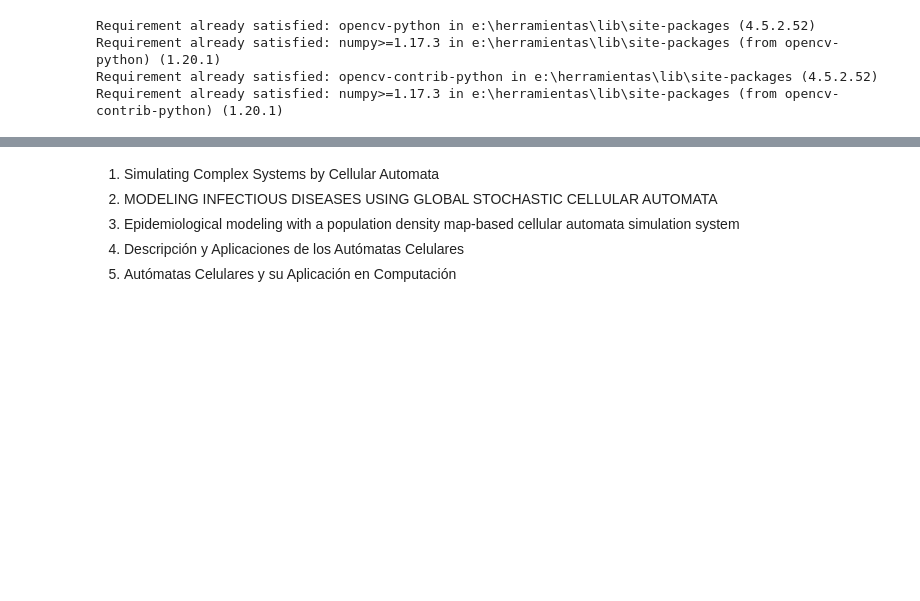
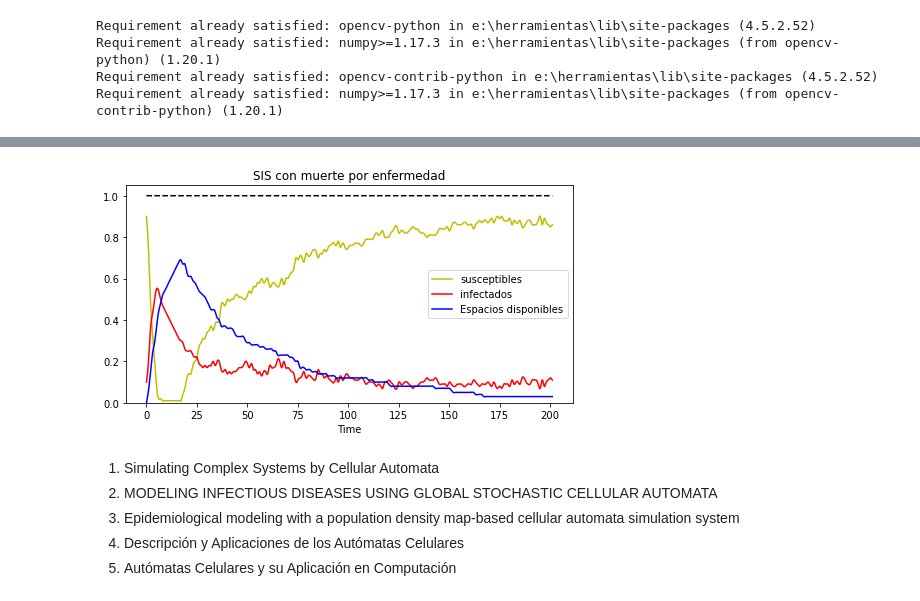
Before and after one commit to Grupo-de-simulacion-con-automatas/CAsimulations-Modelacion-de-dinamicas-topologicas-en-la-propagacion-de-una-enfermedad-usando-CA, a Jupyter notebook: Codigo/2. Autómatas celulares y reglas totalisticas.ipynb, the cells around one changed output, grey strips where cells are left out. Saved outputs shown, nothing was run; the diff lists cells and outputs as text; code cells hidden in the pictures; blank space fills up the shorter version.

Commit message:
Definición de funciones que describen las reglas para SIS y SIR y escritura de la regla para muerte por enfermedad

```diff
--- a/Codigo/2. Autómatas celulares y reglas totalisticas.ipynb
+++ b/Codigo/2. Autómatas celulares y reglas totalisticas.ipynb
@@ -165,3 +202,18 @@ sm_1.metricsPlot(200,"SIS con natalidad y mortalidad")
+# %%
+system = initialCondition(0.1,np.zeros((10,10)))
+ranges = [[1,25,0.4],[25,64,0.4],[65,90,0.2]]
+mr = [[1,14,0.0005],[15,69,0.02],[70,100,0.15]]
+br = 2
+ages_sys3 = agesMatrix(ranges,system)
+ranges_dead = [[1,20,0.08],[21,45,0.15],[46,78,0.35],[79,100,0.8]]
+
+sm_1 = models("sis_deathByDisease",0.2,0.5,system,Moore)
+sm_1.birthRate = br; sm_1.probabilityOfDyingByAgeGroup = mr
+sm_1.deathFromDiseaseByAgeRange = ranges_dead
+sm_1.systemAges = ages_sys3; sm_1.annualUnit = 365
+sm_1.metricsPlot(200,"SIS con muerte por enfermedad")
+# %% [output]
+[figure, added]
 # %% [markdown]
 1. Simulating Complex Systems by Cellular Automata
 2. MODELING INFECTIOUS DISEASES USING GLOBAL STOCHASTIC CELLULAR AUTOMATA
```
Also changed, not shown: parts of 7 cells of this notebook, 1 other file.
